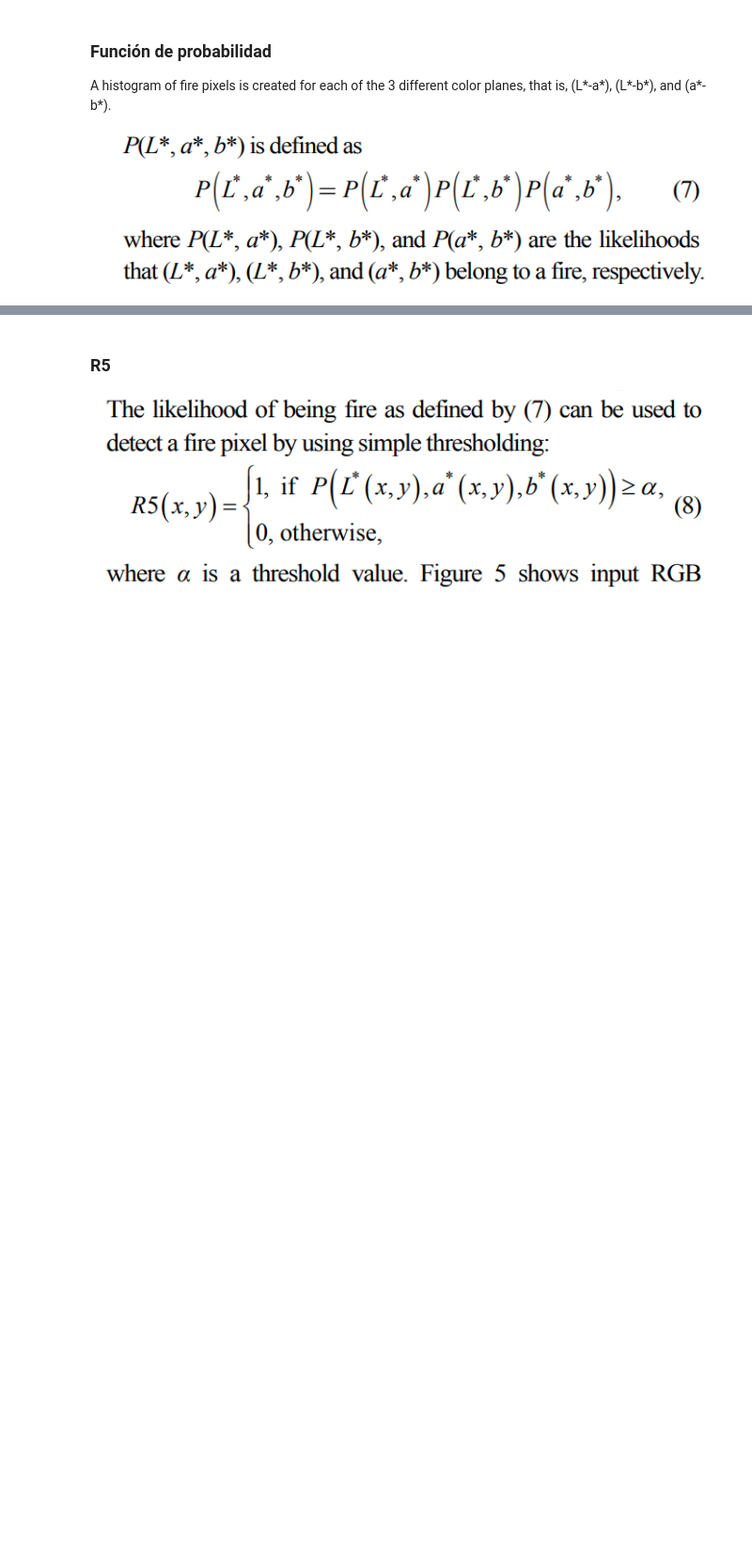
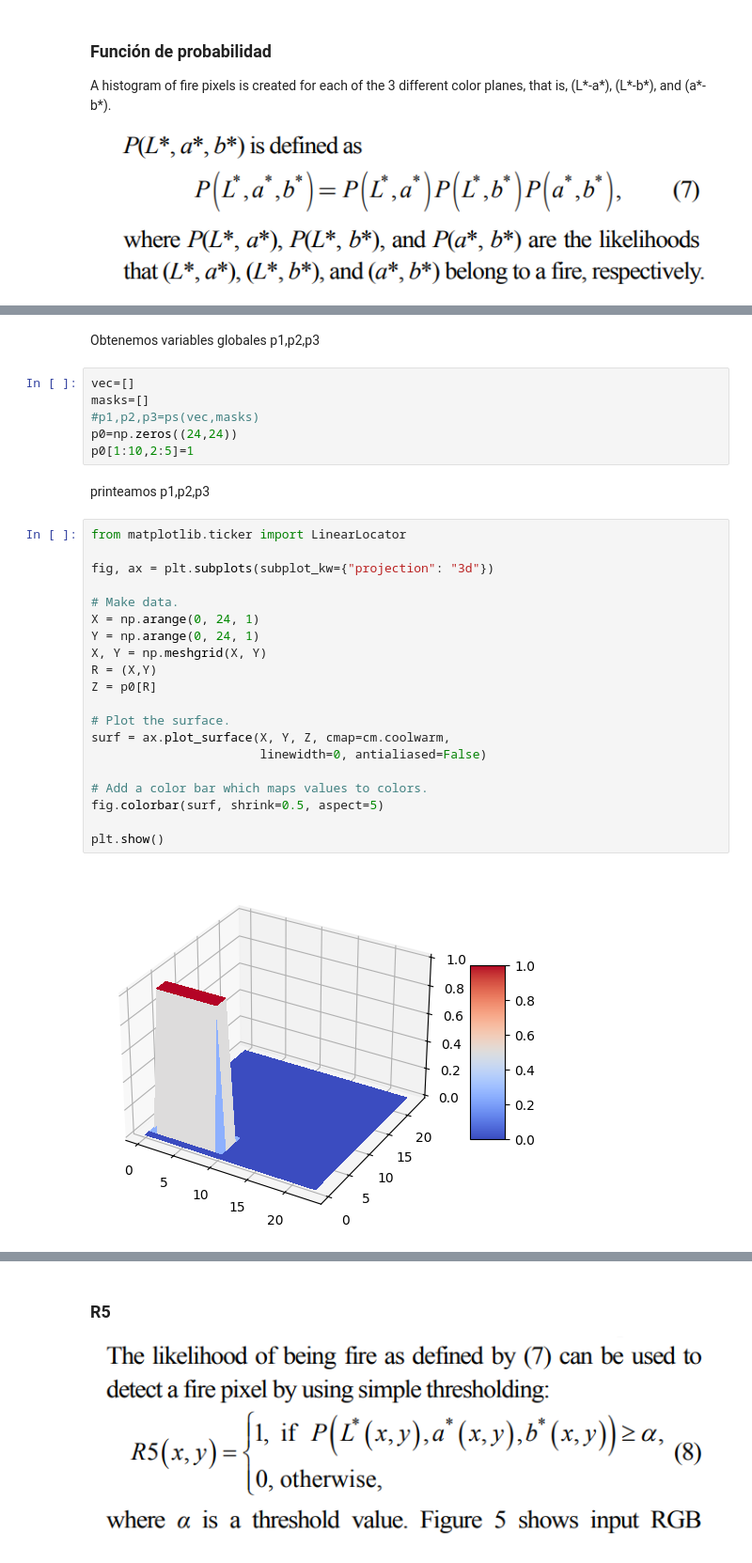
Before and after one commit to nachovigilante/pdi-fire-detection, a Jupyter notebook: fire_detection.ipynb, the cells around one changed output, grey strips where cells are left out. Shown at 94% size. Drawn from its saved outputs; the diff is of its cells as text; blank space fills up the shorter version.

Commit message:
dejo preparado para printear los histogramas

```diff
--- a/fire_detection.ipynb
+++ b/fire_detection.ipynb
@@ -343,0 +330,32 @@ def p_lab(l, a, b):
+# %% [markdown]
+Obtenemos variables globales p1,p2,p3
+# %%
+vec=[]
+masks=[]
+#p1,p2,p3=ps(vec,masks)
+p0=np.zeros((24,24))
+p0[1:10,2:5]=1
+# %% [markdown]
+printeamos p1,p2,p3
+# %%
+from matplotlib.ticker import LinearLocator
+
+fig, ax = plt.subplots(subplot_kw={"projection": "3d"})
+
+# Make data.
+X = np.arange(0, 24, 1)
+Y = np.arange(0, 24, 1)
+X, Y = np.meshgrid(X, Y)
+R = (X,Y)
+Z = p0[R]
+
+# Plot the surface.
+surf = ax.plot_surface(X, Y, Z, cmap=cm.coolwarm,
+                       linewidth=0, antialiased=False)
+
+# Add a color bar which maps values to colors.
+fig.colorbar(surf, shrink=0.5, aspect=5)
+
+plt.show()
+# %% [output]
+[figure, added]
```
Also changed, not shown: parts of 4 cells of this notebook.
